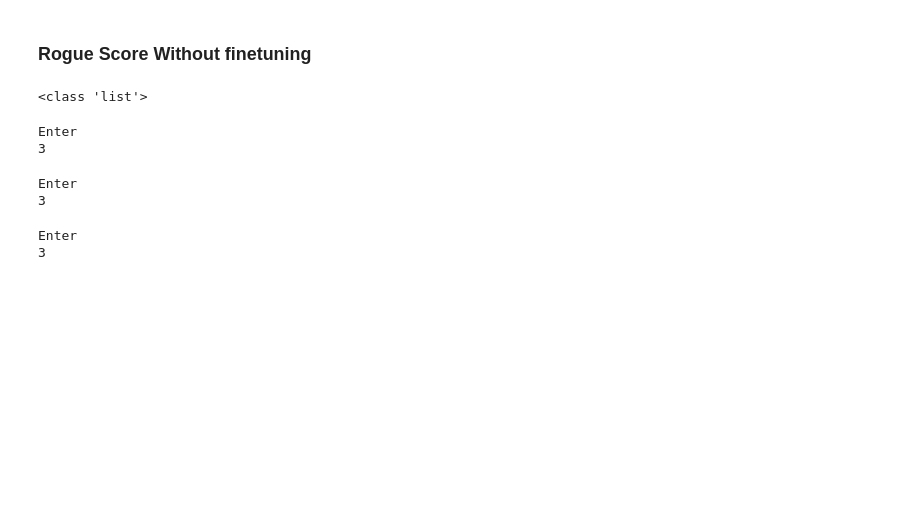
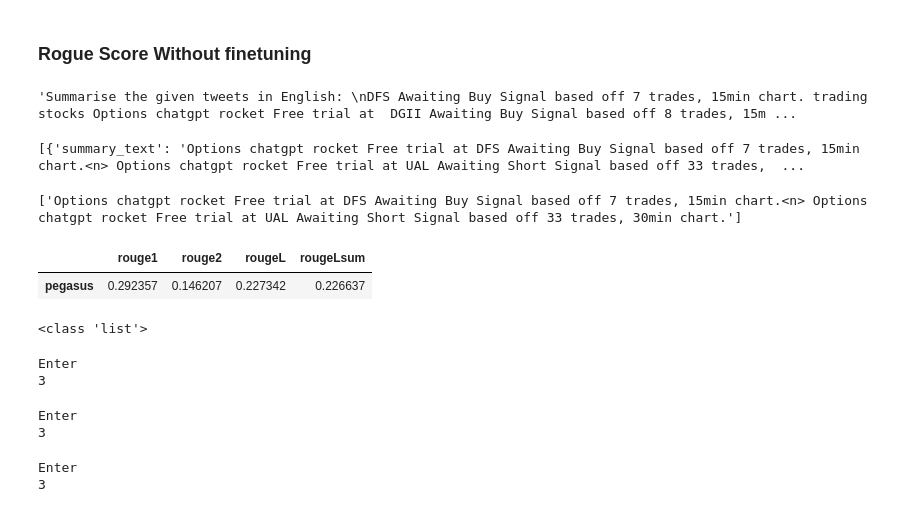
Before and after one commit to anick09/NLP_Tweet_Summarisation, a Jupyter notebook: finetuning-pegasus.ipynb, the cells around one changed output. Drawn from its saved outputs; the diff is of its cells as text; code cells hidden in the pictures; blank space fills up the shorter version.

Commit message:
pegusus prediction corrected

```diff
--- a/finetuning-pegasus.ipynb
+++ b/finetuning-pegasus.ipynb
@@ -86,6 +95,8 @@ model_ckpt = "google/pegasus-cnn_dailymail"
 tokenizer = AutoTokenizer.from_pretrained(model_ckpt)
 
 model_pegasus = AutoModelForSeq2SeqLM.from_pretrained(model_ckpt).to(device)
+# %%
+model=model_pegasus
 # %% [markdown]
 ## Rogue Score Calculation
 # %%
@@ -170 +183,43 @@ Note: you may need to restart the kernel to use updated packages.
+# %%
+test['x'][202]
+# %% [output]
+'Summarise the given tweets in English: \nDFS Awaiting Buy Signal based off 7 trades, 15min chart. trading stocks Options chatgpt rocket Free trial at  DGII Awaiting Buy Signal based off 8 trades, 15m ...
+# %%
+pipe_out = pipe(test['x'][202])
+
+print(pipe_out)
+# %% [output]
+[{'summary_text': 'Options chatgpt rocket Free trial at DFS Awaiting Buy Signal based off 7 trades, 15min chart.<n> Options chatgpt rocket Free trial at UAL Awaiting Short Signal based off 33 trades,  ...
+# %%
+batch = tokenizer(test['x'][202], truncation=True, padding="longest", return_tensors="pt").to(device)
+translated = model.generate(**batch)
+tgt_text = tokenizer.batch_decode(translated, skip_special_tokens=True)
+tgt_text
+# %% [output]
+['Options chatgpt rocket Free trial at DFS Awaiting Buy Signal based off 7 trades, 15min chart.<n> Options chatgpt rocket Free trial at UAL Awaiting Short Signal based off 33 trades, 30min chart.']
+# %%
+pred=[]
+for i in tqdm(test['x'],total=len(test)):
+    batch = tokenizer(i, truncation=True, padding="longest", return_tensors="pt").to(device)
+    translated = model.generate(**batch)
+    tgt_text = tokenizer.batch_decode(translated, skip_special_tokens=True)
+    pred.append(tgt_text)
+# %%
+ref_text=[]
+for i in test['y']:
+    ref_text.append(i)
+# %%
+from datasets import load_dataset, load_metric
+rouge_metric = load_metric('rouge')
+rouge_metric.add_batch(predictions=pred, references=ref_text)
+
+#  Finally compute and return the ROUGE scores.
+score = rouge_metric.compute()
+rouge_names = ["rouge1", "rouge2", "rougeL", "rougeLsum"]
+rouge_dict = dict((rn, score[rn].mid.fmeasure ) for rn in rouge_names )
+
+pd.DataFrame(rouge_dict, index = ['pegasus'])
+# %% [output]
+|  | rouge1 | rouge2 | rougeL | rougeLsum |
+| pegasus | 0.292357 | 0.146207 | 0.227342 | 0.226637 |
 # %%
```
Also changed, not shown: parts of 7 cells of this notebook, 1 other file.
